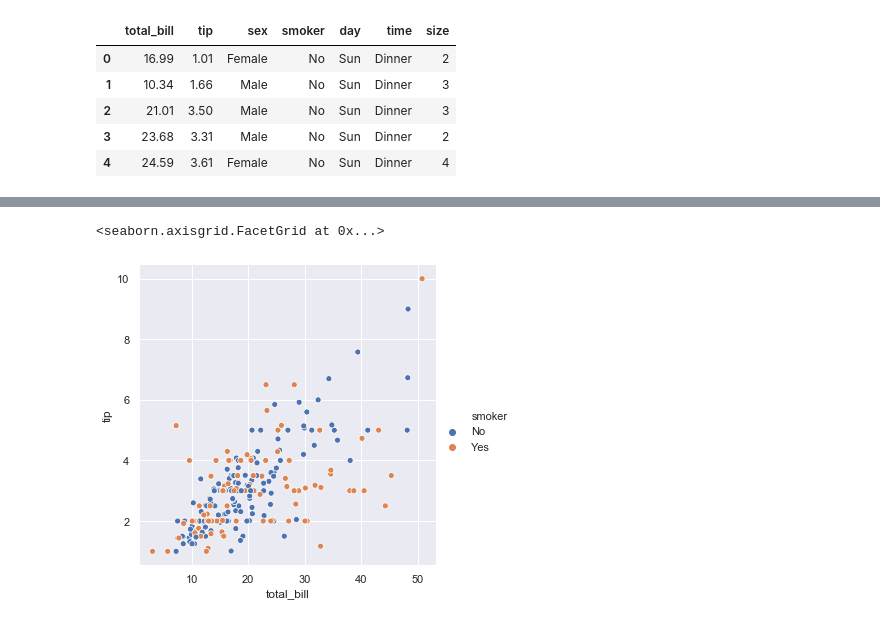
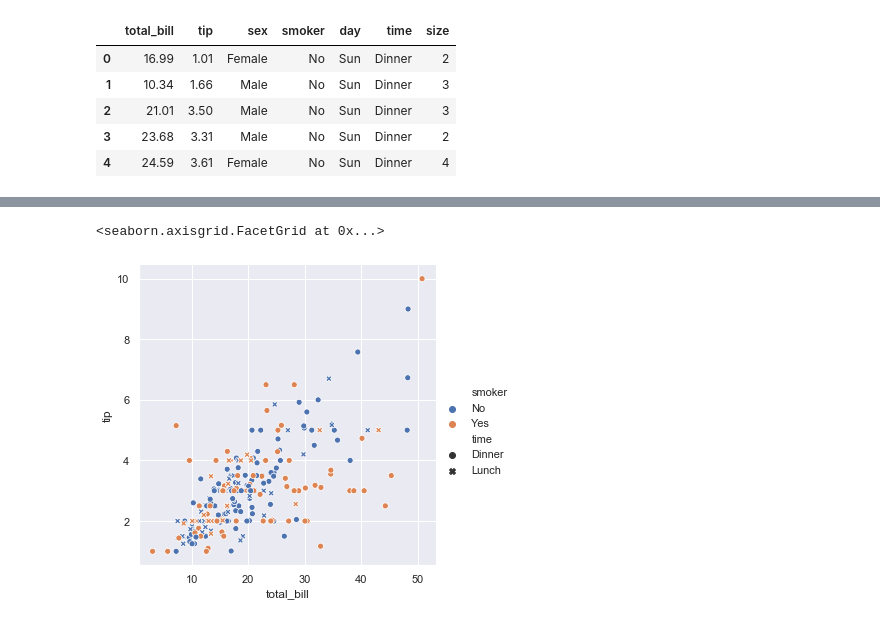
Before and after one commit to Demid-demid/Data-Visualisation, a Jupyter notebook: Seaborn_crash_course.ipynb, the cells around one changed output, grey strips where cells are left out. Saved outputs shown, nothing was run; the diff lists cells and outputs as text; code cells hidden in the pictures.

Commit message:
size to color plot addet

```diff
--- a/Seaborn_crash_course.ipynb
+++ b/Seaborn_crash_course.ipynb
@@ -44,6 +34,7 @@ sb.regplot(x="total_bill", y="tip", data=tips,)#Plot data and a linear regressio
 [figure]
 # %%
-sb.relplot(x="total_bill", y="tip", data=tips,hue="smoker")# reL plot to see ralation between smoker and non
+sb.relplot(x="total_bill", y="tip", data=tips,hue="smoker", style="time")# reL plot to see ralation between smoker and non
+#hue we can  use for the "sex", "time" and etc.
 # %% [output]
 <seaborn.axisgrid.FacetGrid at 0x...>
-[figure, old version]
+[figure, new version]
```
Also changed, not shown: parts of 3 cells of this notebook.
